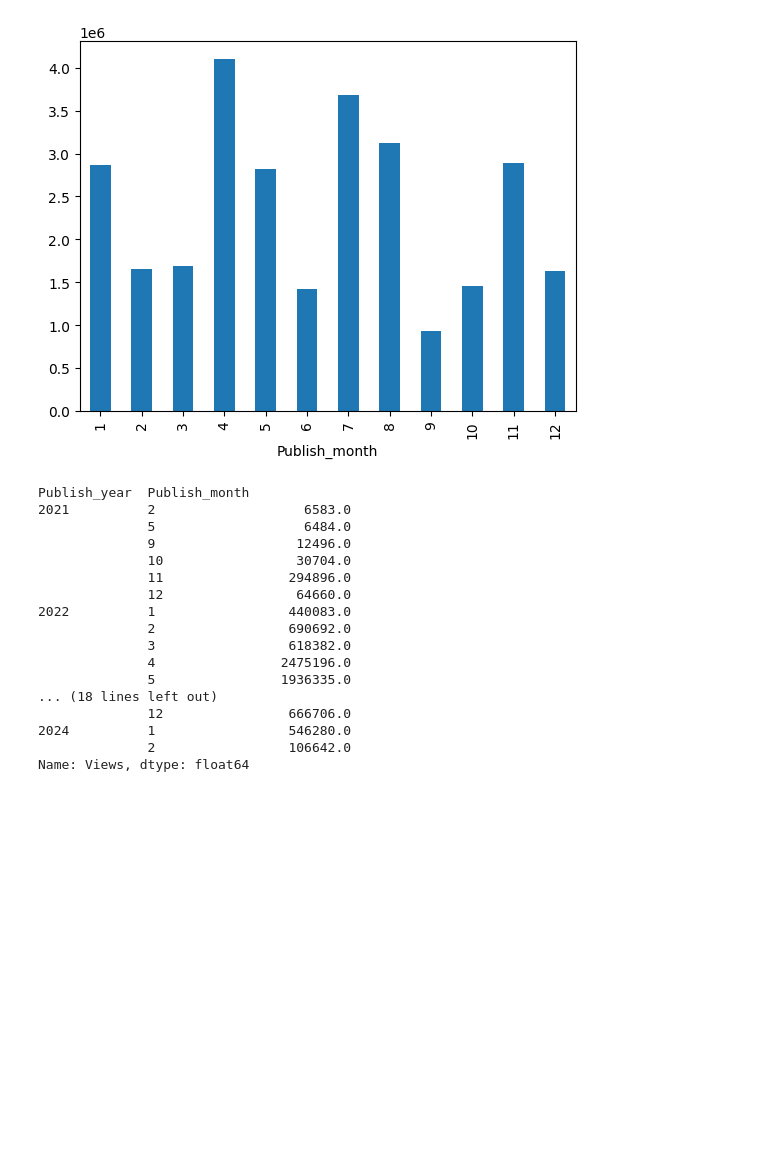
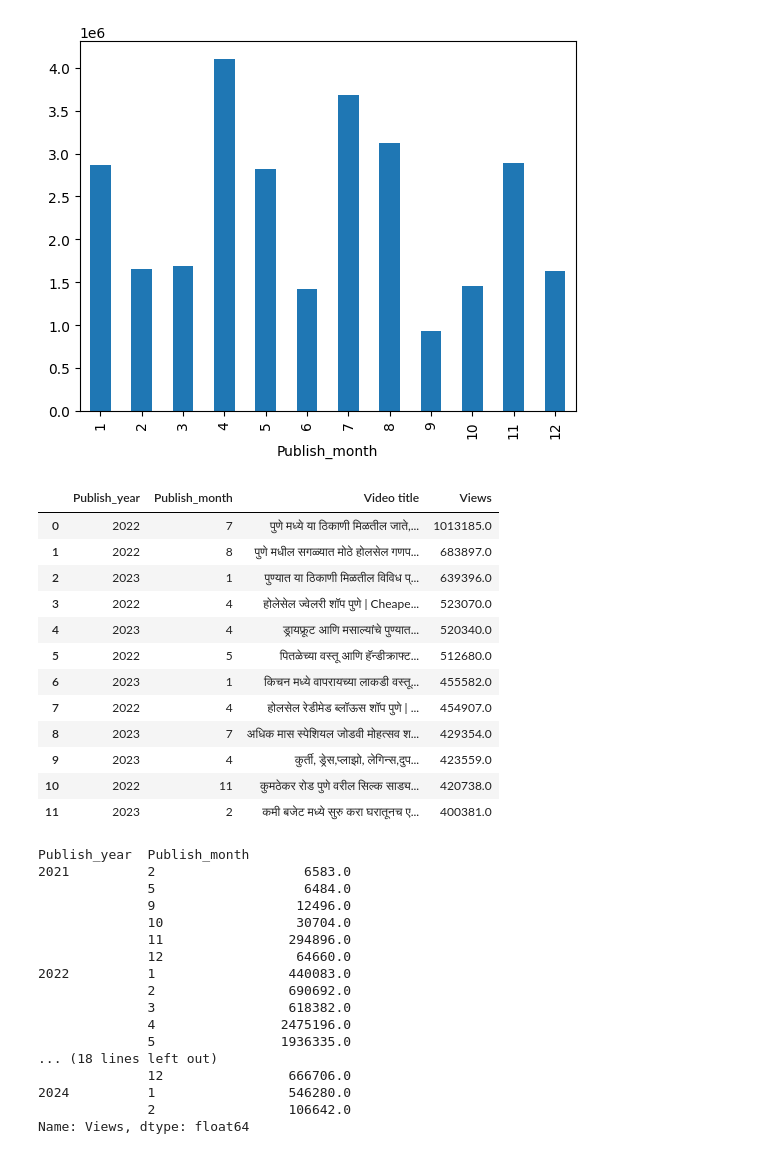
Before and after one commit to adityapatil4141/YouTube-channel-analytics, a Jupyter notebook: YouTube_analysis.ipynb, the cells around one changed output. Saved outputs shown, nothing was run; the diff lists cells and outputs as text; code cells hidden in the pictures; blank space fills up the shorter version.

```diff
--- a/YouTube_analysis.ipynb
+++ b/YouTube_analysis.ipynb
@@ -357,4 +349,23 @@ month_views.plot(kind='bar')
 plt.show()
 # %% [output]
 [figure]
+# %%
+# views wise top performing videos wrt year and month:
+
+monthwise_videos = df.groupby(['Publish_year','Publish_month','Video title'])['Views'].sum().sort_values(ascending=False).reset_index().head(12)
+monthwise_videos
+# %% [output]
+|  | Publish_year | Publish_month | Video title | Views |
+| 0 | 2022 | 7 | पुणे मध्ये या ठिकाणी मिळतील जाते,... | 1013185.0 |
+| 1 | 2022 | 8 | पुणे मधील सगळ्यात मोठे होलसेल गणप... | 683897.0 |
+| 2 | 2023 | 1 | पुण्यात या ठिकाणी मिळतील विविध प्... | 639396.0 |
+| 3 | 2022 | 4 | होलेसेल ज्वेलरी शॉप पुणे | Cheape... | 523070.0 |
+| 4 | 2023 | 4 | ड्रायफ्रूट आणि मसाल्यांचे पुण्यात... | 520340.0 |
+| 5 | 2022 | 5 | पितळेच्या वस्तू आणि हॅन्डीक्राफ्ट... | 512680.0 |
+| 6 | 2023 | 1 | किचन मध्ये वापरायच्या लाकडी वस्तू... | 455582.0 |
+| 7 | 2022 | 4 | होलसेल रेडीमेड ब्लॉऊस शॉप पुणे | ... | 454907.0 |
+| 8 | 2023 | 7 | अधिक मास स्पेशियल जोडवी मोहत्सव श... | 429354.0 |
+| 9 | 2023 | 4 | कुर्ती, ड्रेस,प्लाझो, लेगिन्स,दुप... | 423559.0 |
+| 10 | 2022 | 11 | कुमठेकर रोड पुणे वरील सिल्क साड्य... | 420738.0 |
+| 11 | 2023 | 2 | कमी बजेट मध्ये सुरु करा घरातूनच ए... | 400381.0 |
 # %%
```
Also changed, not shown: parts of 84 cells of this notebook.
